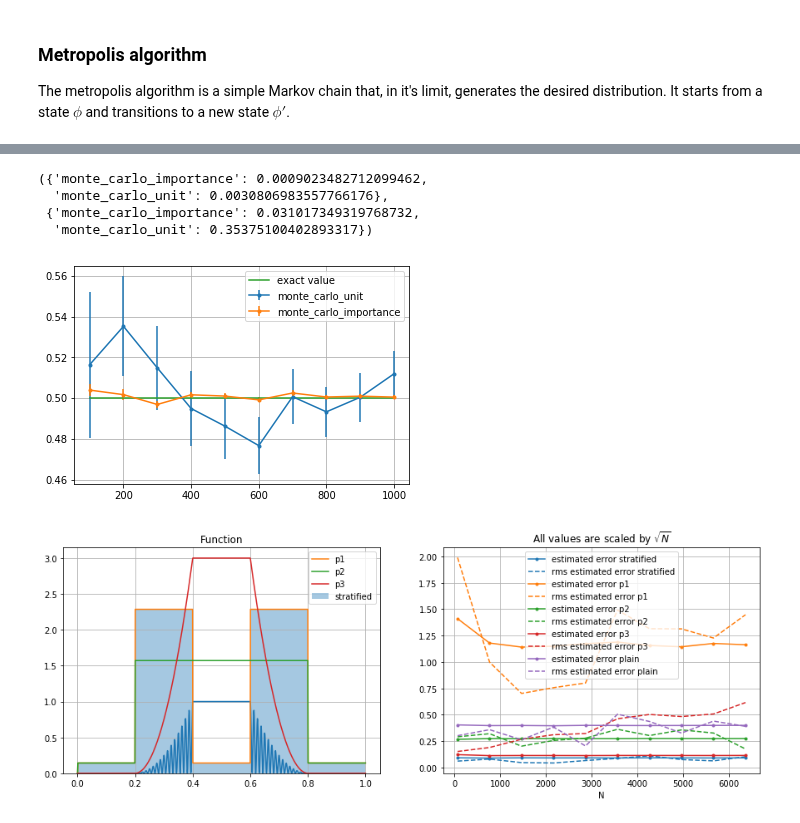
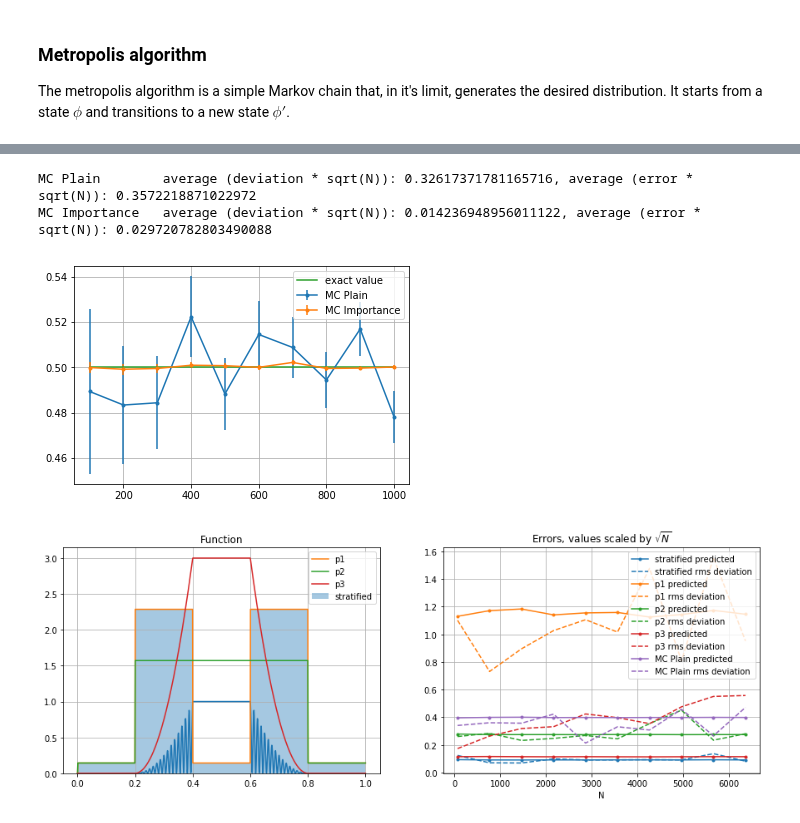
Before and after one commit to mathisgerdes/hep-monte-carlo, a Jupyter notebook: intro/monte_carlo.ipynb, the cells around one changed output, grey strips where cells are left out. Cells and saved outputs as stored; diff of their text form; code cells hidden in the pictures.

```diff
--- a/intro/monte_carlo.ipynb
+++ b/intro/monte_carlo.ipynb
@@ -357,61 +373,50 @@ _= plt.hist2d(rand[0], rand[1], bins=20, normed=True)
 # %%
 # Now apply distributions to importance sampling
 
-
+# sin^2
 f = lambda x: np.sin(x*2*np.pi)**2
 
 p_ideal = lambda x: f(x+.005) / (1/2) # almost ideal
 sampling = AcceptionRejection(p_ideal, 2) # max value of f is 1
 
 compare_integration(f, 1/2, Nmin=100, Nmax=1000, Nstep=100,
-                    methods=[monte_carlo_unit, fix_args(monte_carlo_importance, sampling_fn=sampling, pdf=p_ideal)])
+                    methods=[MonteCarloPlain(), MonteCarloImportance(sampling_fn=sampling, pdf=p_ideal)])
 # %% [output]
-({'monte_carlo_importance': 0.0009023482712099462,
-  'monte_carlo_unit': 0.0030806983557766176},
- {'monte_carlo_importance': 0.031017349319768732,
-  'monte_carlo_unit': 0.35375100402893317})
+MC Plain        average (deviation * sqrt(N)): 0.32617371781165716, average (error * sqrt(N)): 0.3572218871022972
+MC Importance   average (deviation * sqrt(N)): 0.014236948956011122, average (error * sqrt(N)): 0.029720782803490088
-[figure, old version]
+[figure, new version]
 # %%
 # use test_function and true_value from earlier
-a = 16
-b = 1/.2**2
-def osc(x):
-    return x**2*np.cos(a*np.pi*x/.2)**2*b
-def bound(a, x, b):
-    return (x>a)*(x<=b)
-def test_function(x):
-    return bound(.2, x, .4)*osc(x-.2) + bound(.4, x, .6) + bound(.6, x, .8)*osc(.8-x)
-true_value = 2*.0333531 + .2
 
 # compare importance sampling to the stratified boxing from before
 vol = CubeVolumes(5, otherNs=2, Ns={(1,):32, (3,):32})
 p1 = lambda x: (bound(0,x,.2)*2 + bound(.2,x,.4)*32 + bound(.4,x,.6)*2 + bound(.6,x,.8)*32 + bound(.8,x,1)*2)/vol.totalN/.2
 p2 = lambda x: (bound(0,x,.2)*2 + bound(.2,x,.4)*22 + bound(.4,x,.6)*22 + bound(.6,x,.8)*22 + bound(.8,x,1)*2)/vol.totalN/.2
 p3 = lambda x: (bound(.2,x,.4)*((x-.2)/.2)**2 + bound(.6,x,.8)*((.8-x)/.2)**2 + bound(.4,x,.6))/(.2 + .1333333)
 sampling1 = AcceptionRejection(p1, 3)
 sampling2 = AcceptionRejection(p2, 2)
 sampling3 = AcceptionRejection(p3, 1/.4)
 
 plt.figure(figsize=(15,5))
 plt.subplot(121)
 plt.title("Function")
 x = np.linspace(0,1,1000)
 plt.plot(x,test_function(x))
 plt.grid()
 
 plt.plot(x,p1(x), label="p1")
 plt.plot(x,p2(x), label="p2")
 plt.plot(x,p3(x), label="p3")
 plot_1d_volume(vol, "stratified")
 plt.legend()
 
 plt.subplot(122)
-compare_errors(test_function, true_value, iterations=10, Nmin=vol1.totalN, Nmax=vol1.totalN*100, Nstep=vol1.totalN*10,
-                    methods=[fix_args(monte_carlo_strafield, __name__="stratified", volumes=vol),
-                             fix_args(monte_carlo_importance, __name__="p1", sampling_fn=sampling1, pdf=p1),
-                             fix_args(monte_carlo_importance, __name__="p2", sampling_fn=sampling2, pdf=p2),
-                             fix_args(monte_carlo_importance, __name__="p3", sampling_fn=sampling3, pdf=p3),
-                             fix_args(monte_carlo_unit, __name__="plain")])
+compare_errors(test_function, test_function_true_value, iterations=10, Nmin=vol1.totalN, Nmax=vol1.totalN*100, Nstep=vol1.totalN*10,
+               methods=[MonteCarloStratified(volumes=vol, name="stratified"),
+                        MonteCarloImportance(sampling_fn=sampling1, pdf=p1, name="p1"),
+                        MonteCarloImportance(sampling_fn=sampling2, pdf=p2, name="p2"),
+                        MonteCarloImportance(sampling_fn=sampling3, pdf=p3, name="p3"),
+                        MonteCarloPlain()])
 plt.show()
 # %% [output]
-[figure, old version]
+[figure, new version]
```
Also changed, not shown: parts of 12 cells of this notebook.
